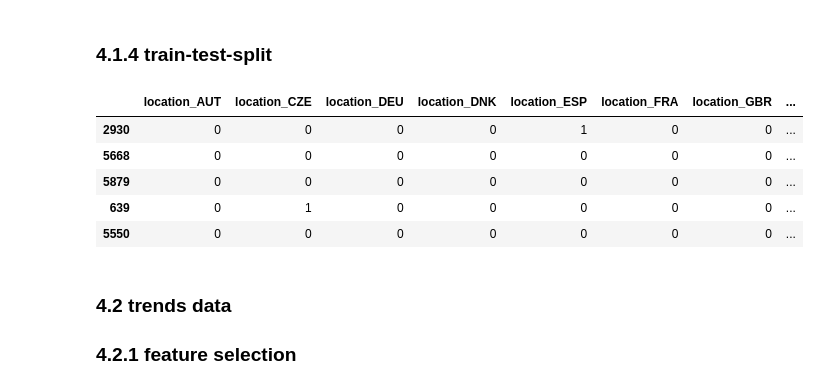
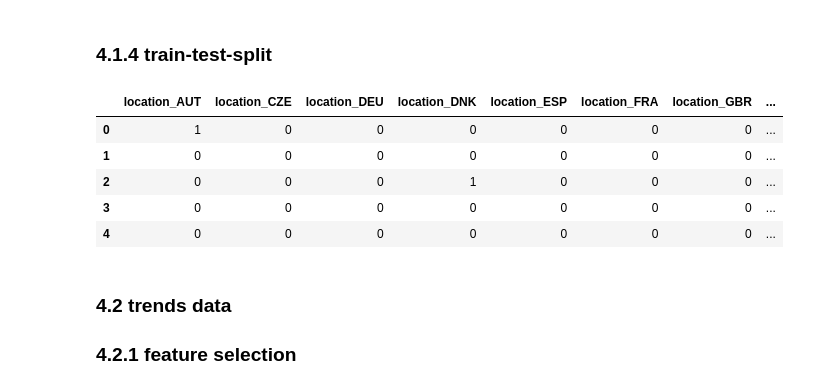
Before and after one commit to KevinSpurk/P03-how-to-predict-a-pandemic, a Jupyter notebook: P03_predict_covid19.ipynb, the cells around one changed output. Saved outputs shown, nothing was run; the diff lists cells and outputs as text; code cells hidden in the pictures.

Commit message:
model improvements

```diff
--- a/P03_predict_covid19.ipynb
+++ b/P03_predict_covid19.ipynb
@@ -1080,8 +1080,8 @@ mobility_featind
 # %%
 from pyf.preprocessing import timeseries_clustered_target_lags
 
-# create different dfs for a lagging target variable between 3 and 14 days
-mobility_cases = timeseries_clustered_target_lags(mobility['new_cases_smoothed_per_million'], 'date', 'location', 'new_cases_smoothed_per_million', min_lag=3, max_lag=14)
+# create different dfs for a lagging target variable between 3 and 21 days
+mobility_cases = timeseries_clustered_target_lags(mobility['new_cases_smoothed_per_million'], 'date', 'location', 'new_cases_smoothed_per_million', min_lag=3, max_lag=21)
 # %% [markdown]
 ### 4.1.3 encoding categorical features
 # %%
@@ -1114,16 +1114,16 @@ mobility_cases_modeldata = {}
 # create train test splits
 for k,v in mobility_cases_encoded.items():
     modeldata = v
-    mobility_cases_modeldata[k] = train_test_split_items(df=modeldata, timeframe='date', test_size=0.2, random_state=84)
+    mobility_cases_modeldata[k] = train_test_split_items(df=modeldata, timeframe='date', test_size=0.2, random_state=84, as_timeseries=True)
 # %%
-mobility_cases_modeldata['lag_5']['X_train'].head()
+mobility_cases_modeldata['lag_10']['X_train'].head()
 # %% [output]
 |  | location_AUT | location_CZE | location_DEU | location_DNK | location_ESP | location_FRA | location_GBR | ... |
-| 2930 | 0 | 0 | 0 | 0 | 1 | 0 | 0 | ... |
-| 5668 | 0 | 0 | 0 | 0 | 0 | 0 | 0 | ... |
-| 5879 | 0 | 0 | 0 | 0 | 0 | 0 | 0 | ... |
-| 639 | 0 | 1 | 0 | 0 | 0 | 0 | 0 | ... |
-| 5550 | 0 | 0 | 0 | 0 | 0 | 0 | 0 | ... |
+| 0 | 1 | 0 | 0 | 0 | 0 | 0 | 0 | ... |
+| 1 | 0 | 0 | 0 | 0 | 0 | 0 | 0 | ... |
+| 2 | 0 | 0 | 0 | 1 | 0 | 0 | 0 | ... |
+| 3 | 0 | 0 | 0 | 0 | 0 | 0 | 0 | ... |
+| 4 | 0 | 0 | 0 | 0 | 0 | 0 | 0 | ... |
 # %% [markdown]
 ### 4.2 trends data
 
```
Also changed, not shown: parts of 36 cells of this notebook, 3 other files.
